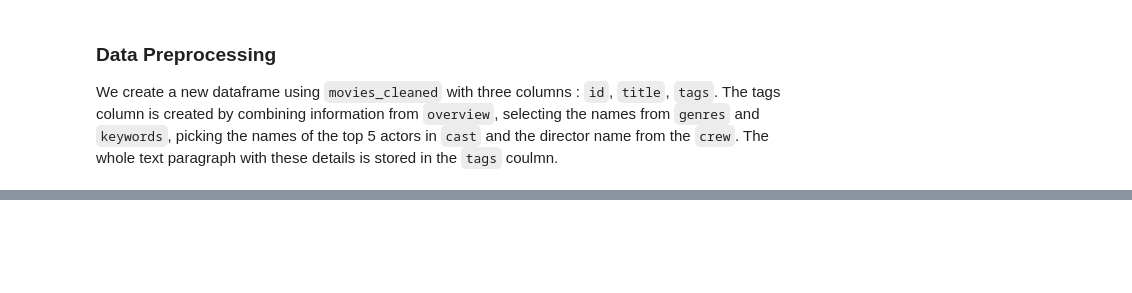
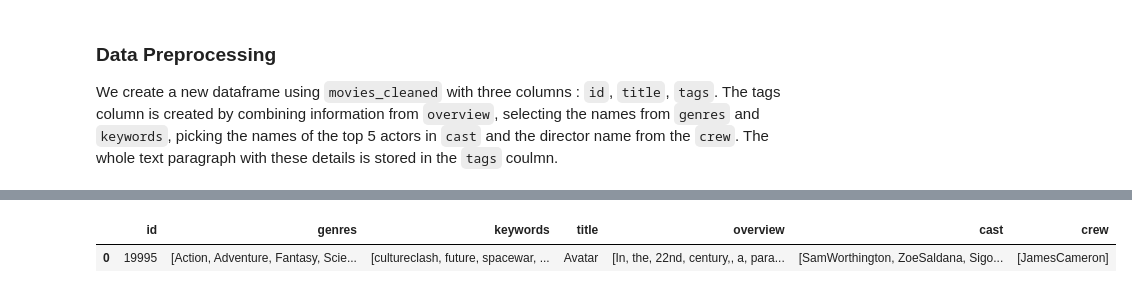
Before and after one commit to anniechakraborty/MovieRecommenderSystem, a Jupyter notebook: mvs.ipynb, the cells around one changed output, grey strips where cells are left out. Cells and saved outputs as stored; diff of their text form; code cells hidden in the pictures; blank space fills up the shorter version.

```diff
--- a/mvs.ipynb
+++ b/mvs.ipynb
@@ -204,0 +264,5 @@ We create a new dataframe using `movies_cleaned` with three columns : `id`, `tit
+# %%
+movies_cleaned.head(1)
+# %% [output]
+|  | id | genres | keywords | title | overview | cast | crew |
+| 0 | 19995 | [Action, Adventure, Fantasy, Scie... | [cultureclash, future, spacewar, ... | Avatar | [In, the, 22nd, century,, a, para... | [SamWorthington, ZoeSaldana, Sigo... | [JamesCameron] |
```
Also changed, not shown: parts of 20 cells of this notebook.
